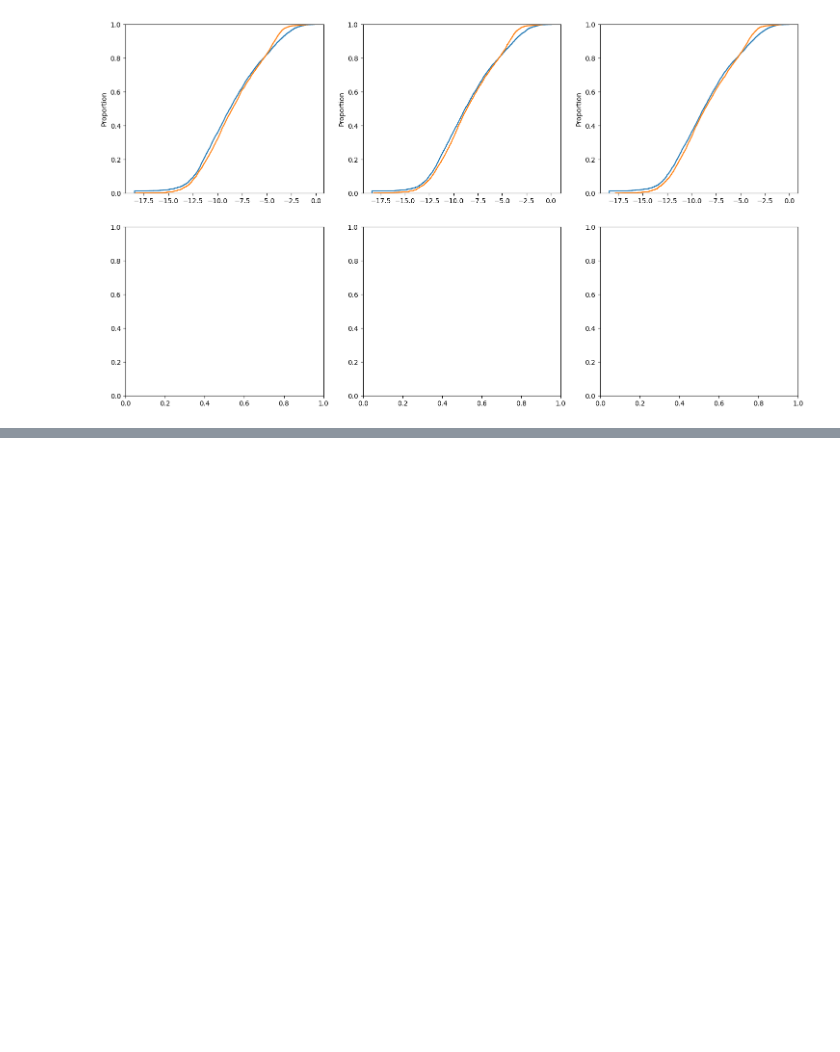
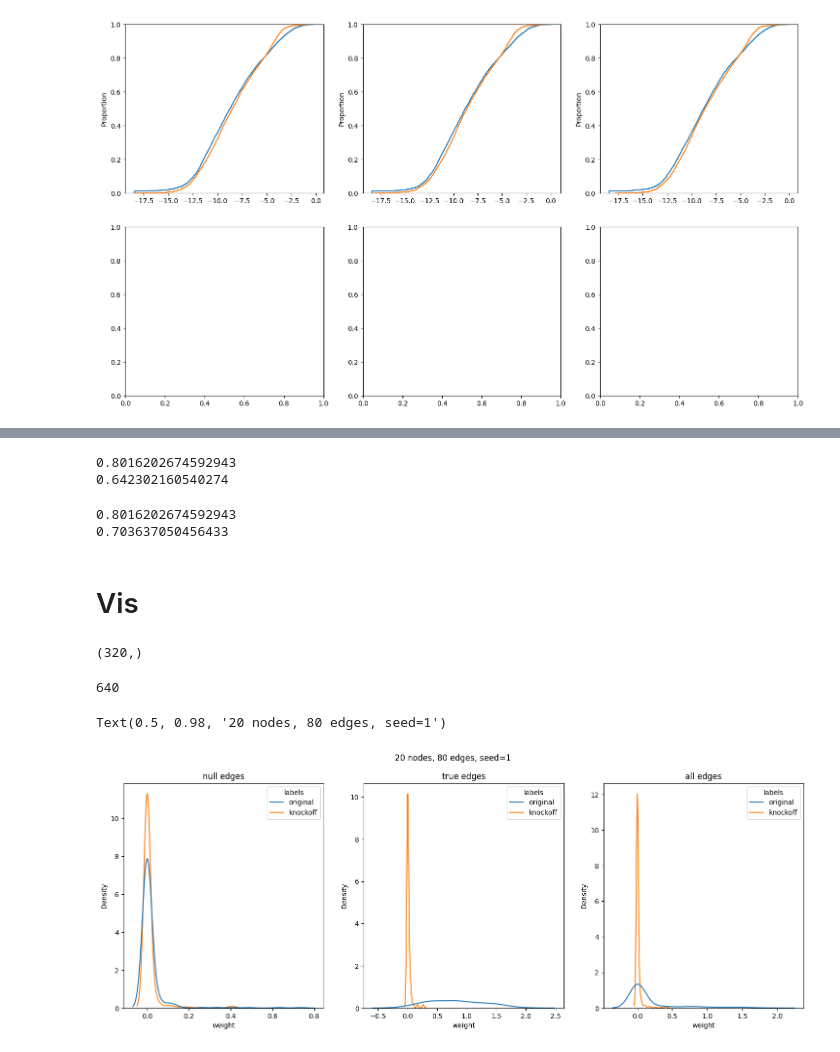
Before and after one commit to LspongebobJH/dagma, a Jupyter notebook: src/dagma/notebooks/v34.ipynb, the cells around one changed output, grey strips where cells are left out. Cells and saved outputs as stored; diff of their text form; code cells hidden in the pictures; blank space fills up the shorter version.

```diff
--- a/src/dagma/notebooks/v34.ipynb
+++ b/src/dagma/notebooks/v34.ipynb
@@ -163,0 +360,66 @@ draw_results_3(80, 6, 1, "v35/v60_360")
+# %%
+data = np.abs(np.linalg.matrix_power(W_est, 4)[:n_nodes, :n_nodes])
+mask = (data > np.quantile(data, 0.95)) & B_true
+print(Z_11_21[B_true].mean())
+print(Z_11_21[mask].mean())
+# %% [output]
+0.8016202674592943
+0.642302160540274
+# %%
+data = np.abs(np.linalg.matrix_power(W_est, 5)[:n_nodes, :n_nodes])
+mask = (data > np.quantile(data, 0.95)) & B_true
+print(Z_11_21[B_true].mean())
+print(Z_11_21[mask].mean())
+# %% [output]
+0.8016202674592943
+0.703637050456433
+# %% [markdown]
+# Vis
+# %%
+data_null.shape
+# %% [output]
+(320,)
+# %%
+len(labels_null)
+# %% [output]
+640
+# %%
+fig, axs = plt.subplots(1, 3, figsize=(18, 6))
+n_nodes = 20
+B_true, W_est, W_est_1 = load_data(n_nodes, 1, "v34/v20")
+
+data_null = np.concatenate([
+        np.abs(W_est[:n_nodes, :n_nodes][~B_true]).flatten(),
+        np.abs(W_est[n_nodes:, :n_nodes][~B_true]).flatten()
+])
+labels_null = ['original'] * np.abs(W_est[:n_nodes, :n_nodes][~B_true]).size + \
+              ['knockoff'] * np.abs(W_est[n_nodes:, :n_nodes][~B_true]).size
+data_null = pd.DataFrame({'weight': data_null, 'labels': labels_null})
+sns.kdeplot(data_null, x='weight', hue='labels', ax=axs[0])
+
+data_true = np.concatenate([
+        np.abs(W_est[:n_nodes, :n_nodes][B_true]).flatten(),
+        np.abs(W_est[n_nodes:, :n_nodes][B_true]).flatten()
+])
+labels_true = ['original'] * np.abs(W_est[:n_nodes, :n_nodes][B_true]).size + \
+              ['knockoff'] * np.abs(W_est[n_nodes:, :n_nodes][B_true]).size
+data_true = pd.DataFrame({'weight': data_true, 'labels': labels_true})
+sns.kdeplot(data_true, x='weight', hue='labels', ax=axs[1])
+
+data = np.concatenate([
+        np.abs(W_est[:n_nodes, :n_nodes]).flatten(),
+        np.abs(W_est[n_nodes:, :n_nodes]).flatten()
+])
+labels = ['original'] * np.abs(W_est[:n_nodes, :n_nodes]).size + \
+         ['knockoff'] * np.abs(W_est[n_nodes:, :n_nodes]).size
+data = pd.DataFrame({'weight': data, 'labels': labels})
+sns.kdeplot(data, x='weight', hue='labels', ax=axs[2])
+
+axs[0].set_title("null edges")
+axs[1].set_title("true edges")
+axs[2].set_title("all edges")
+
+fig.suptitle('20 nodes, 80 edges, seed=1')
+# %% [output]
+Text(0.5, 0.98, '20 nodes, 80 edges, seed=1')
+[figure, added]
```
Also changed, not shown: parts of 29 cells of this notebook, 6 other files.
